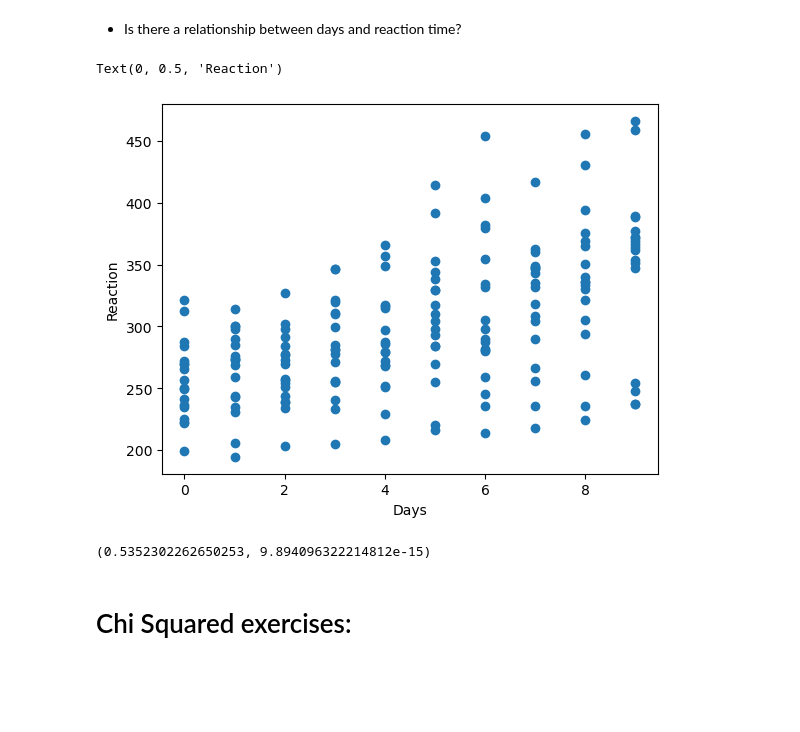
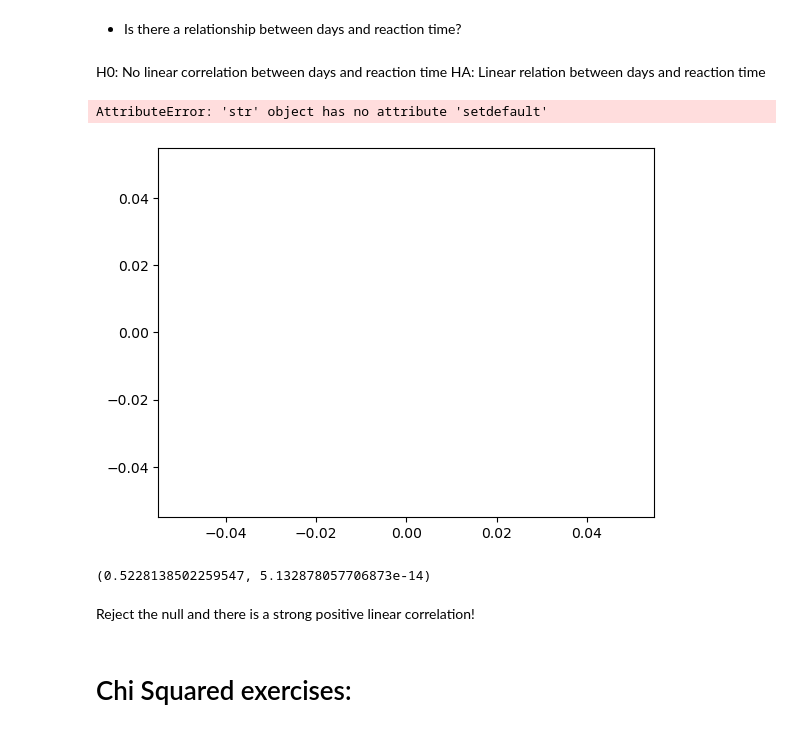
Before and after one commit to JoshuaHolt-Tech/statistics-exercises, a Jupyter notebook: hypothesis_testing.ipynb, the cells around one changed output. Drawn from its saved outputs; the diff is of its cells as text; code cells hidden in the pictures; blank space fills up the shorter version.

Commit message:
Added some secret code past line 33.

```diff
--- a/hypothesis_testing.ipynb
+++ b/hypothesis_testing.ipynb
@@ -717,20 +902,25 @@ sleep.sample(5)
 # %% [markdown]
 - Is there a relationship between days and reaction time?
+# %% [markdown]
+H0: No linear correlation between days and reaction time
+HA: Linear relation between days and reaction time
 # %%
-plt.scatter(x=sleep.Days,y=sleep.Reaction)
+sns.regplot(x='Days',y='Reaction', data = sleep, line_kws='seafoam green')
 plt.xlabel('Days')
 plt.ylabel("Reaction")
 # %% [output]
-Text(0, 0.5, 'Reaction')
+AttributeError: 'str' object has no attribute 'setdefault'
-[figure, old version]
+[figure, new version]
 # %%
-corr, p = stats.pearsonr(sleep['Reaction'], sleep['Days'])
+corr, p = stats.spearmanr(sleep['Reaction'], sleep['Days'])
 corr, p #Should do pretty print statements...
 
-#Output:(0.5352302262650253, 9.894096322214812e-15)
+#Output:(0.5228138502259547, 5.132878057706873e-14)
 #Moderate/strong positive
 # %% [output]
-(0.5352302262650253, 9.894096322214812e-15)
+(0.5228138502259547, 5.132878057706873e-14)
+# %% [markdown]
+Reject the null and there is a strong positive linear correlation!
 # %% [markdown]
 # Chi Squared exercises:
 # %% [markdown]
```
Also changed, not shown: parts of 53 cells of this notebook.
